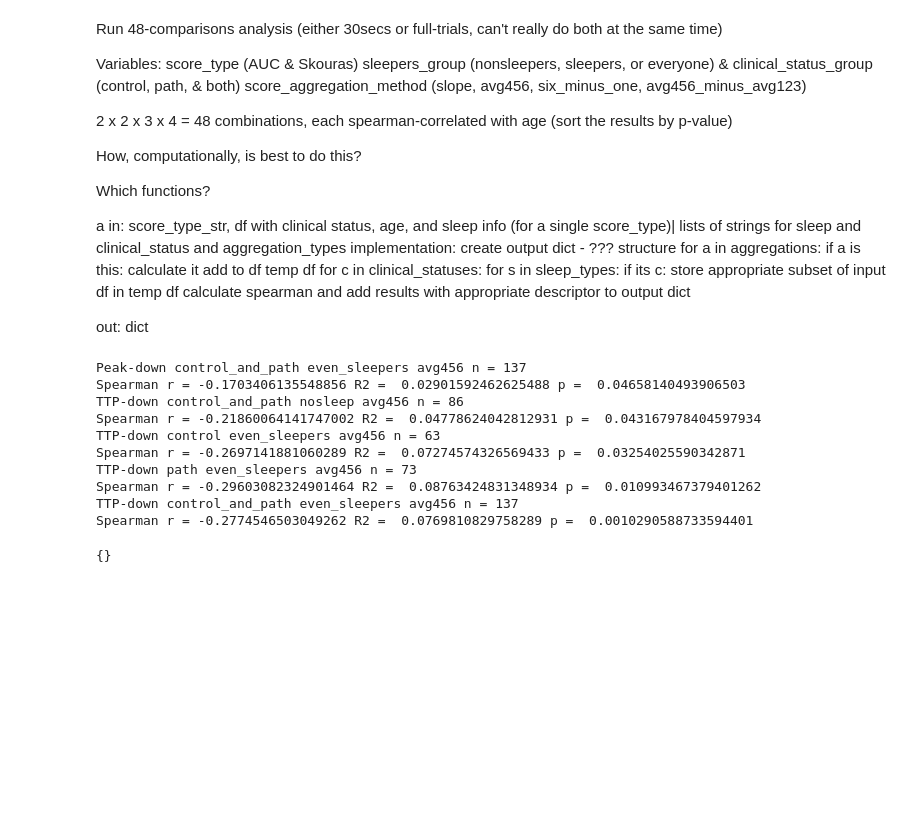
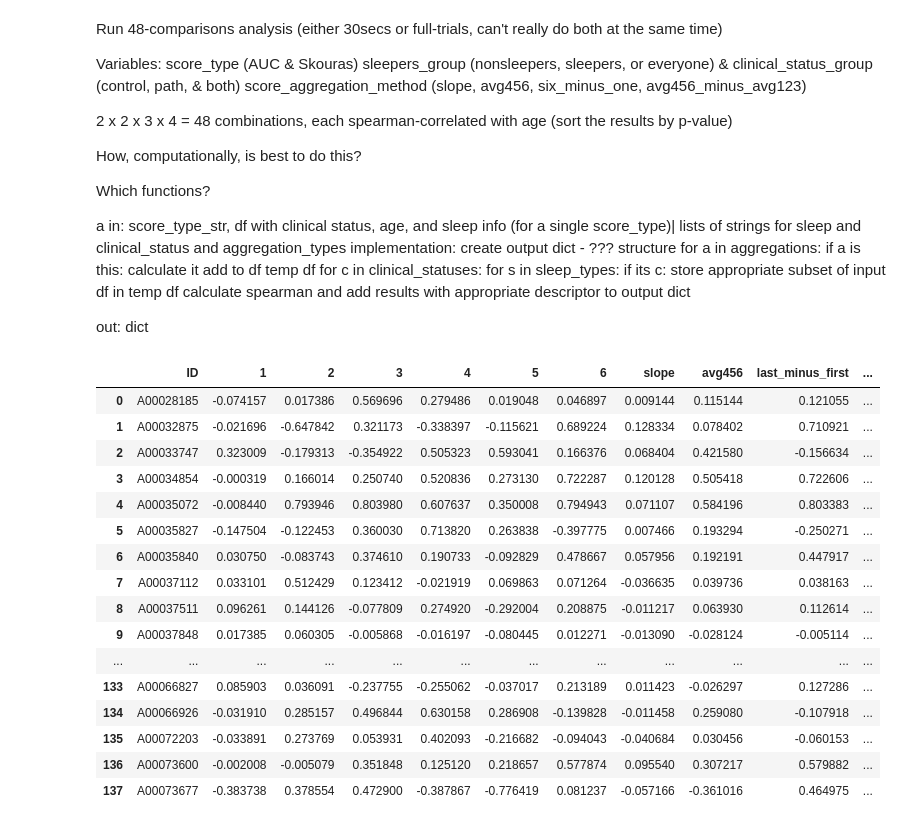
Before and after one commit to Qonrad/2020capstone, a Jupyter notebook: compute_scores.ipynb, the cells around one changed output. Drawn from its saved outputs; the diff is of its cells as text; code cells hidden in the pictures; blank space fills up the shorter version.

```diff
--- a/compute_scores.ipynb
+++ b/compute_scores.ipynb
@@ -458,45 +460,48 @@ def multi_subset_comparison(score_type_name, scoreseries, assessment_data, lengt
             ultraseries = add_slopes(ultraseries, length)
         if a == 'avg456':
             ultraseries = add_avg456(ultraseries, length)
         if a == 'last_minus_first':
             ultraseries = last_minus_first(ultraseries, length)
         if a == 'end_avg_minus_start_avg':
             ultraseries = end_avg_minus_start_avg(ultraseries, length)
     for s in sleep_groups:
         for c in clinical_status_groups:
             subset_temp = assessment_data.copy()
             if s == 'nosleep':
                 subset_temp = subset_temp[subset_temp['NFB3_MRIQ_01'] == 0].sort_values(by=['ID']).reset_index(drop=True)
             if c == 'control':
                 subset_temp = subset_temp[subset_temp['DIAG_01#CODE'] == 'V71.09'].sort_values(by=['ID']).reset_index(drop=True)
             elif c == 'path':
                 subset_temp = subset_temp[subset_temp['DIAG_01#CODE'] != 'V71.09'].dropna(subset=['DIAG_01#CODE']).sort_values(by=['ID']).reset_index(drop=True)
 
 
             analysis_temp = ultraseries.copy()
             analysis_temp = pd.merge(subset_temp, analysis_temp[['ID'] + aggregation_methods], how='inner', on='ID').sort_values(by=['ID']).reset_index(drop=True)
             for a in aggregation_methods:
                 r, p = stats.spearmanr(analysis_temp[a].values, analysis_temp['AGE_04'].values)
                 if p < 0.05:
                     criteria = score_type_name + ' ' + c + ' ' + s + ' ' + a + ' n = ' + str(len(subset_temp.index))
                     print(criteria)
                     print("Spearman r =", r, "R2 = ", r ** 2, "p = ", p)
 
-    return out
+    return ultraseries
 
 multi_subset_comparison("AUC-down", aucdownseries, diags_ages)
-multi_subset_comparison("Skouros-down", skouradownseries, diags_ages)
-multi_subset_comparison("Peak-down", peakdownseries, diags_ages)
-multi_subset_comparison("TTP-down", ttpdownseries, diags_ages)
 # %% [output]
-Peak-down control_and_path even_sleepers avg456 n = 137
-Spearman r = -0.1703406135548856 R2 =  0.02901592462625488 p =  0.04658140493906503
-TTP-down control_and_path nosleep avg456 n = 86
-Spearman r = -0.21860064141747002 R2 =  0.04778624042812931 p =  0.043167978404597934
-TTP-down control even_sleepers avg456 n = 63
-Spearman r = -0.2697141881060289 R2 =  0.07274574326569433 p =  0.03254025590342871
-TTP-down path even_sleepers avg456 n = 73
-Spearman r = -0.29603082324901464 R2 =  0.08763424831348934 p =  0.010993467379401262
-TTP-down control_and_path even_sleepers avg456 n = 137
-Spearman r = -0.2774546503049262 R2 =  0.0769810829758289 p =  0.0010290588733594401
-{}
+|  | ID | 1 | 2 | 3 | 4 | 5 | 6 | slope | avg456 | last_minus_first | ... |
+| 0 | A00028185 | -0.074157 | 0.017386 | 0.569696 | 0.279486 | 0.019048 | 0.046897 | 0.009144 | 0.115144 | 0.121055 | ... |
+| 1 | A00032875 | -0.021696 | -0.647842 | 0.321173 | -0.338397 | -0.115621 | 0.689224 | 0.128334 | 0.078402 | 0.710921 | ... |
+| 2 | A00033747 | 0.323009 | -0.179313 | -0.354922 | 0.505323 | 0.593041 | 0.166376 | 0.068404 | 0.421580 | -0.156634 | ... |
+| 3 | A00034854 | -0.000319 | 0.166014 | 0.250740 | 0.520836 | 0.273130 | 0.722287 | 0.120128 | 0.505418 | 0.722606 | ... |
+| 4 | A00035072 | -0.008440 | 0.793946 | 0.803980 | 0.607637 | 0.350008 | 0.794943 | 0.071107 | 0.584196 | 0.803383 | ... |
+| 5 | A00035827 | -0.147504 | -0.122453 | 0.360030 | 0.713820 | 0.263838 | -0.397775 | 0.007466 | 0.193294 | -0.250271 | ... |
+| 6 | A00035840 | 0.030750 | -0.083743 | 0.374610 | 0.190733 | -0.092829 | 0.478667 | 0.057956 | 0.192191 | 0.447917 | ... |
+| 7 | A00037112 | 0.033101 | 0.512429 | 0.123412 | -0.021919 | 0.069863 | 0.071264 | -0.036635 | 0.039736 | 0.038163 | ... |
+| 8 | A00037511 | 0.096261 | 0.144126 | -0.077809 | 0.274920 | -0.292004 | 0.208875 | -0.011217 | 0.063930 | 0.112614 | ... |
+| 9 | A00037848 | 0.017385 | 0.060305 | -0.005868 | -0.016197 | -0.080445 | 0.012271 | -0.013090 | -0.028124 | -0.005114 | ... |
+| ... | ... | ... | ... | ... | ... | ... | ... | ... | ... | ... | ... |
+| 133 | A00066827 | 0.085903 | 0.036091 | -0.237755 | -0.255062 | -0.037017 | 0.213189 | 0.011423 | -0.026297 | 0.127286 | ... |
+| 134 | A00066926 | -0.031910 | 0.285157 | 0.496844 | 0.630158 | 0.286908 | -0.139828 | -0.011458 | 0.259080 | -0.107918 | ... |
+| 135 | A00072203 | -0.033891 | 0.273769 | 0.053931 | 0.402093 | -0.216682 | -0.094043 | -0.040684 | 0.030456 | -0.060153 | ... |
+| 136 | A00073600 | -0.002008 | -0.005079 | 0.351848 | 0.125120 | 0.218657 | 0.577874 | 0.095540 | 0.307217 | 0.579882 | ... |
+| 137 | A00073677 | -0.383738 | 0.378554 | 0.472900 | -0.387867 | -0.776419 | 0.081237 | -0.057166 | -0.361016 | 0.464975 | ... |
```
Also changed, not shown: parts of 2 cells of this notebook, 2 other files.
